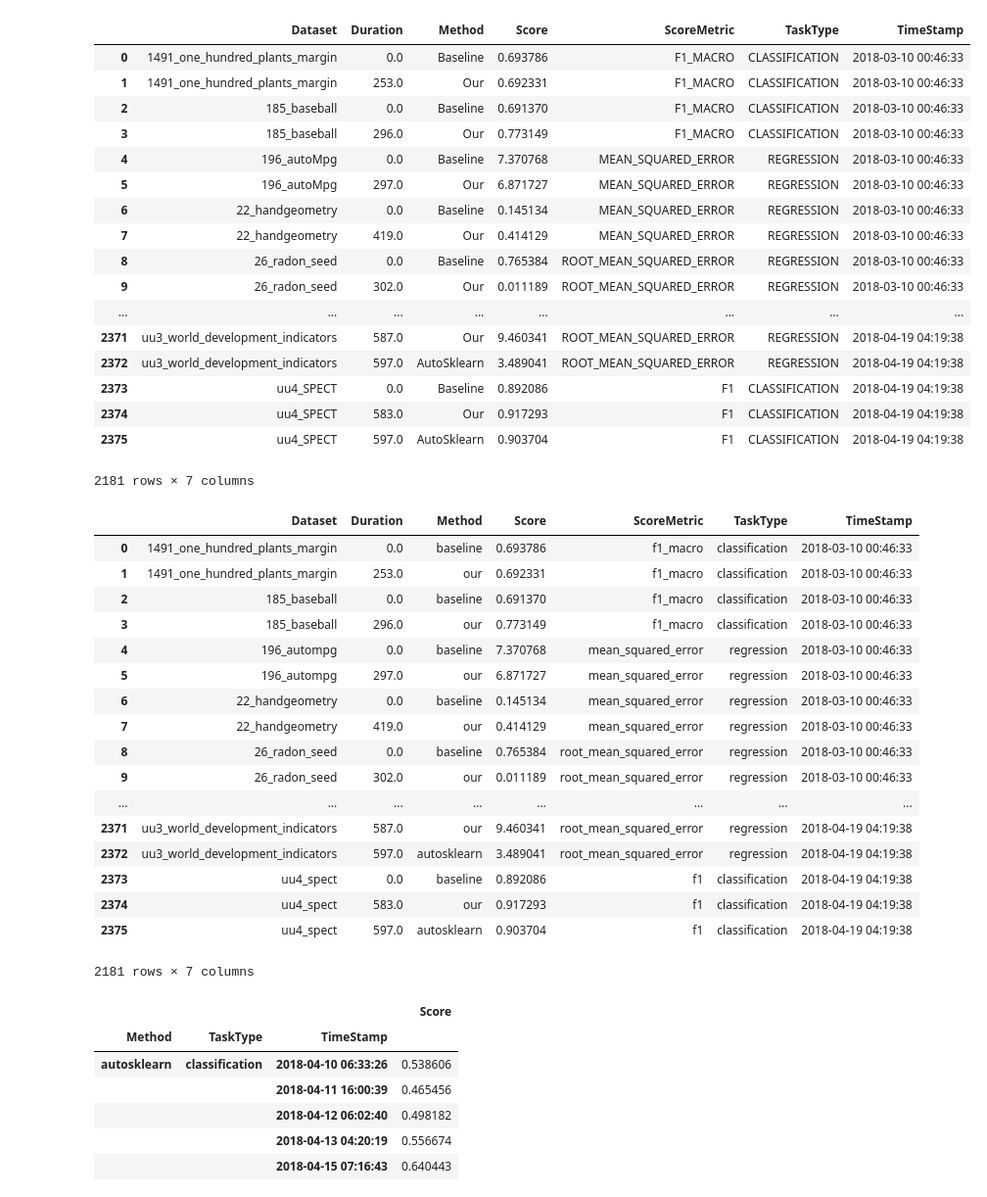
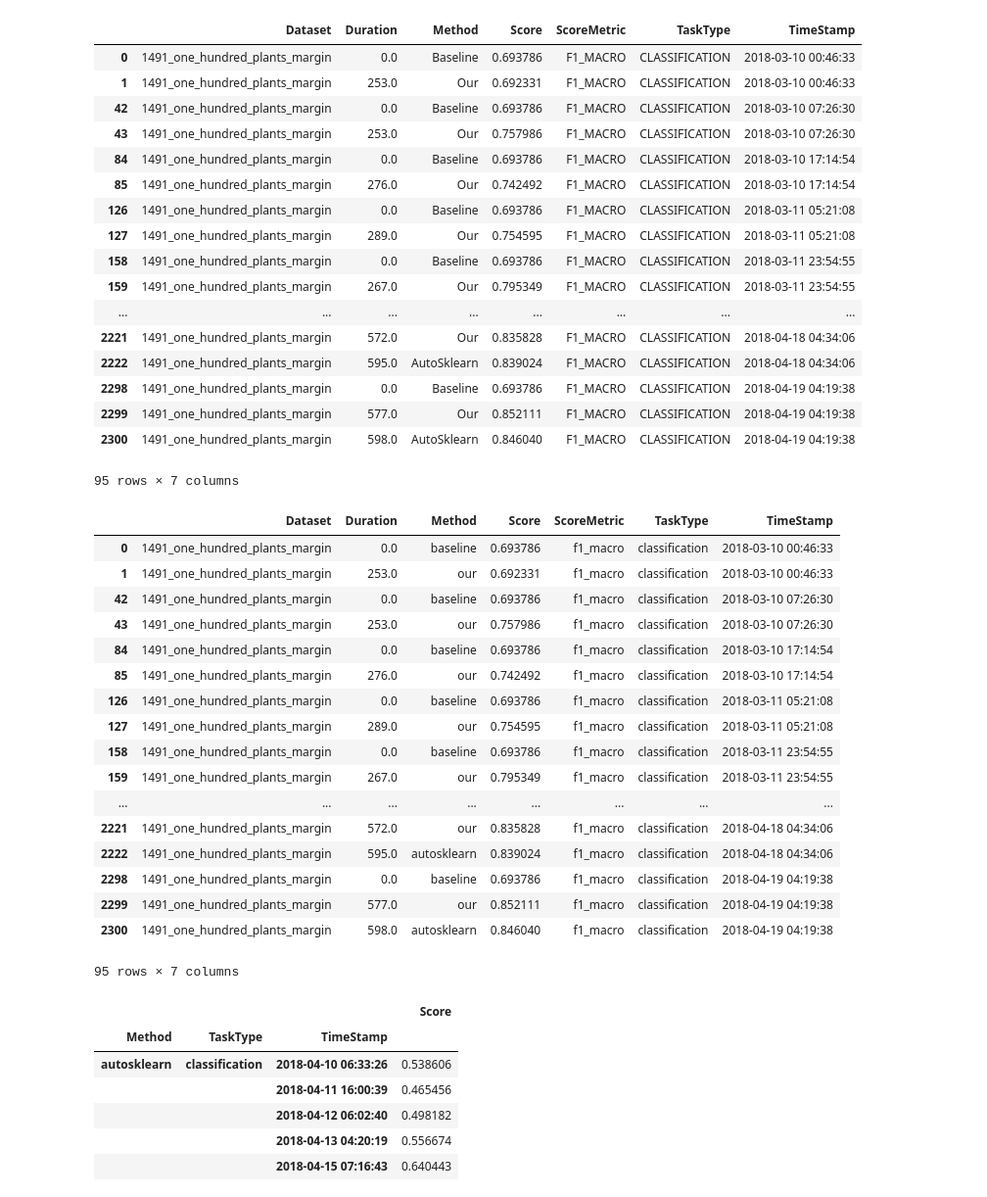
Before and after one commit to jyan16/D3M-Website, a Jupyter notebook: benchmark analysis.ipynb, the cells around one changed output. Shown at 98% size. Drawn from its saved outputs; the diff is of its cells as text; code cells hidden in the pictures.

```diff
--- a/benchmark analysis.ipynb
+++ b/benchmark analysis.ipynb
@@ -5,52 +5,52 @@ file_dir = 'dataset/benchmark.csv'
 # %%
 df = pd.read_csv(file_dir)
 df = df.dropna()
-df
+df[df.Dataset == '1491_one_hundred_plants_margin']
 # %% [output]
 |  | Dataset | Duration | Method | Score | ScoreMetric | TaskType | TimeStamp |
 | 0 | 1491_one_hundred_plants_margin | 0.0 | Baseline | 0.693786 | F1_MACRO | CLASSIFICATION | 2018-03-10 00:46:33 |
 | 1 | 1491_one_hundred_plants_margin | 253.0 | Our | 0.692331 | F1_MACRO | CLASSIFICATION | 2018-03-10 00:46:33 |
-| 2 | 185_baseball | 0.0 | Baseline | 0.691370 | F1_MACRO | CLASSIFICATION | 2018-03-10 00:46:33 |
-| 3 | 185_baseball | 296.0 | Our | 0.773149 | F1_MACRO | CLASSIFICATION | 2018-03-10 00:46:33 |
-| 4 | 196_autoMpg | 0.0 | Baseline | 7.370768 | MEAN_SQUARED_ERROR | REGRESSION | 2018-03-10 00:46:33 |
-| 5 | 196_autoMpg | 297.0 | Our | 6.871727 | MEAN_SQUARED_ERROR | REGRESSION | 2018-03-10 00:46:33 |
-| 6 | 22_handgeometry | 0.0 | Baseline | 0.145134 | MEAN_SQUARED_ERROR | REGRESSION | 2018-03-10 00:46:33 |
-| 7 | 22_handgeometry | 419.0 | Our | 0.414129 | MEAN_SQUARED_ERROR | REGRESSION | 2018-03-10 00:46:33 |
-| 8 | 26_radon_seed | 0.0 | Baseline | 0.765384 | ROOT_MEAN_SQUARED_ERROR | REGRESSION | 2018-03-10 00:46:33 |
-| 9 | 26_radon_seed | 302.0 | Our | 0.011189 | ROOT_MEAN_SQUARED_ERROR | REGRESSION | 2018-03-10 00:46:33 |
+| 42 | 1491_one_hundred_plants_margin | 0.0 | Baseline | 0.693786 | F1_MACRO | CLASSIFICATION | 2018-03-10 07:26:30 |
+| 43 | 1491_one_hundred_plants_margin | 253.0 | Our | 0.757986 | F1_MACRO | CLASSIFICATION | 2018-03-10 07:26:30 |
+| 84 | 1491_one_hundred_plants_margin | 0.0 | Baseline | 0.693786 | F1_MACRO | CLASSIFICATION | 2018-03-10 17:14:54 |
+| 85 | 1491_one_hundred_plants_margin | 276.0 | Our | 0.742492 | F1_MACRO | CLASSIFICATION | 2018-03-10 17:14:54 |
+| 126 | 1491_one_hundred_plants_margin | 0.0 | Baseline | 0.693786 | F1_MACRO | CLASSIFICATION | 2018-03-11 05:21:08 |
+| 127 | 1491_one_hundred_plants_margin | 289.0 | Our | 0.754595 | F1_MACRO | CLASSIFICATION | 2018-03-11 05:21:08 |
+| 158 | 1491_one_hundred_plants_margin | 0.0 | Baseline | 0.693786 | F1_MACRO | CLASSIFICATION | 2018-03-11 23:54:55 |
+| 159 | 1491_one_hundred_plants_margin | 267.0 | Our | 0.795349 | F1_MACRO | CLASSIFICATION | 2018-03-11 23:54:55 |
 | ... | ... | ... | ... | ... | ... | ... | ... |
-| 2371 | uu3_world_development_indicators | 587.0 | Our | 9.460341 | ROOT_MEAN_SQUARED_ERROR | REGRESSION | 2018-04-19 04:19:38 |
-| 2372 | uu3_world_development_indicators | 597.0 | AutoSklearn | 3.489041 | ROOT_MEAN_SQUARED_ERROR | REGRESSION | 2018-04-19 04:19:38 |
-| 2373 | uu4_SPECT | 0.0 | Baseline | 0.892086 | F1 | CLASSIFICATION | 2018-04-19 04:19:38 |
-| 2374 | uu4_SPECT | 583.0 | Our | 0.917293 | F1 | CLASSIFICATION | 2018-04-19 04:19:38 |
-| 2375 | uu4_SPECT | 597.0 | AutoSklearn | 0.903704 | F1 | CLASSIFICATION | 2018-04-19 04:19:38 |
+| 2221 | 1491_one_hundred_plants_margin | 572.0 | Our | 0.835828 | F1_MACRO | CLASSIFICATION | 2018-04-18 04:34:06 |
+| 2222 | 1491_one_hundred_plants_margin | 595.0 | AutoSklearn | 0.839024 | F1_MACRO | CLASSIFICATION | 2018-04-18 04:34:06 |
+| 2298 | 1491_one_hundred_plants_margin | 0.0 | Baseline | 0.693786 | F1_MACRO | CLASSIFICATION | 2018-04-19 04:19:38 |
+| 2299 | 1491_one_hundred_plants_margin | 577.0 | Our | 0.852111 | F1_MACRO | CLASSIFICATION | 2018-04-19 04:19:38 |
+| 2300 | 1491_one_hundred_plants_margin | 598.0 | AutoSklearn | 0.846040 | F1_MACRO | CLASSIFICATION | 2018-04-19 04:19:38 |
-2181 rows × 7 columns
+95 rows × 7 columns
 # %%
 df['Dataset'] = df['Dataset'].str.lower()
 df['Method'] = df['Method'].str.lower()
 df['ScoreMetric'] = df['ScoreMetric'].str.lower()
 df['TaskType'] = df['TaskType'].str.lower()
 
-df
+df[df.Dataset == '1491_one_hundred_plants_margin']
 # %% [output]
 |  | Dataset | Duration | Method | Score | ScoreMetric | TaskType | TimeStamp |
 | 0 | 1491_one_hundred_plants_margin | 0.0 | baseline | 0.693786 | f1_macro | classification | 2018-03-10 00:46:33 |
 | 1 | 1491_one_hundred_plants_margin | 253.0 | our | 0.692331 | f1_macro | classification | 2018-03-10 00:46:33 |
-| 2 | 185_baseball | 0.0 | baseline | 0.691370 | f1_macro | classification | 2018-03-10 00:46:33 |
-| 3 | 185_baseball | 296.0 | our | 0.773149 | f1_macro | classification | 2018-03-10 00:46:33 |
-| 4 | 196_autompg | 0.0 | baseline | 7.370768 | mean_squared_error | regression | 2018-03-10 00:46:33 |
-| 5 | 196_autompg | 297.0 | our | 6.871727 | mean_squared_error | regression | 2018-03-10 00:46:33 |
-| 6 | 22_handgeometry | 0.0 | baseline | 0.145134 | mean_squared_error | regression | 2018-03-10 00:46:33 |
-| 7 | 22_handgeometry | 419.0 | our | 0.414129 | mean_squared_error | regression | 2018-03-10 00:46:33 |
-| 8 | 26_radon_seed | 0.0 | baseline | 0.765384 | root_mean_squared_error | regression | 2018-03-10 00:46:33 |
-| 9 | 26_radon_seed | 302.0 | our | 0.011189 | root_mean_squared_error | regression | 2018-03-10 00:46:33 |
+| 42 | 1491_one_hundred_plants_margin | 0.0 | baseline | 0.693786 | f1_macro | classification | 2018-03-10 07:26:30 |
+| 43 | 1491_one_hundred_plants_margin | 253.0 | our | 0.757986 | f1_macro | classification | 2018-03-10 07:26:30 |
+| 84 | 1491_one_hundred_plants_margin | 0.0 | baseline | 0.693786 | f1_macro | classification | 2018-03-10 17:14:54 |
+| 85 | 1491_one_hundred_plants_margin | 276.0 | our | 0.742492 | f1_macro | classification | 2018-03-10 17:14:54 |
+| 126 | 1491_one_hundred_plants_margin | 0.0 | baseline | 0.693786 | f1_macro | classification | 2018-03-11 05:21:08 |
+| 127 | 1491_one_hundred_plants_margin | 289.0 | our | 0.754595 | f1_macro | classification | 2018-03-11 05:21:08 |
+| 158 | 1491_one_hundred_plants_margin | 0.0 | baseline | 0.693786 | f1_macro | classification | 2018-03-11 23:54:55 |
+| 159 | 1491_one_hundred_plants_margin | 267.0 | our | 0.795349 | f1_macro | classification | 2018-03-11 23:54:55 |
 | ... | ... | ... | ... | ... | ... | ... | ... |
-| 2371 | uu3_world_development_indicators | 587.0 | our | 9.460341 | root_mean_squared_error | regression | 2018-04-19 04:19:38 |
-| 2372 | uu3_world_development_indicators | 597.0 | autosklearn | 3.489041 | root_mean_squared_error | regression | 2018-04-19 04:19:38 |
-| 2373 | uu4_spect | 0.0 | baseline | 0.892086 | f1 | classification | 2018-04-19 04:19:38 |
-| 2374 | uu4_spect | 583.0 | our | 0.917293 | f1 | classification | 2018-04-19 04:19:38 |
-| 2375 | uu4_spect | 597.0 | autosklearn | 0.903704 | f1 | classification | 2018-04-19 04:19:38 |
+| 2221 | 1491_one_hundred_plants_margin | 572.0 | our | 0.835828 | f1_macro | classification | 2018-04-18 04:34:06 |
+| 2222 | 1491_one_hundred_plants_margin | 595.0 | autosklearn | 0.839024 | f1_macro | classification | 2018-04-18 04:34:06 |
+| 2298 | 1491_one_hundred_plants_margin | 0.0 | baseline | 0.693786 | f1_macro | classification | 2018-04-19 04:19:38 |
+| 2299 | 1491_one_hundred_plants_margin | 577.0 | our | 0.852111 | f1_macro | classification | 2018-04-19 04:19:38 |
+| 2300 | 1491_one_hundred_plants_margin | 598.0 | autosklearn | 0.846040 | f1_macro | classification | 2018-04-19 04:19:38 |
-2181 rows × 7 columns
+95 rows × 7 columns
 # %%
 grouped_df = df[['Method', 'Score', 'TaskType', 'TimeStamp']].groupby(['Method', 'TaskType', 'TimeStamp'])
 avg_result = grouped_df.aggregate(np.average).dropna()
```
Also changed, not shown: 2 other files.
